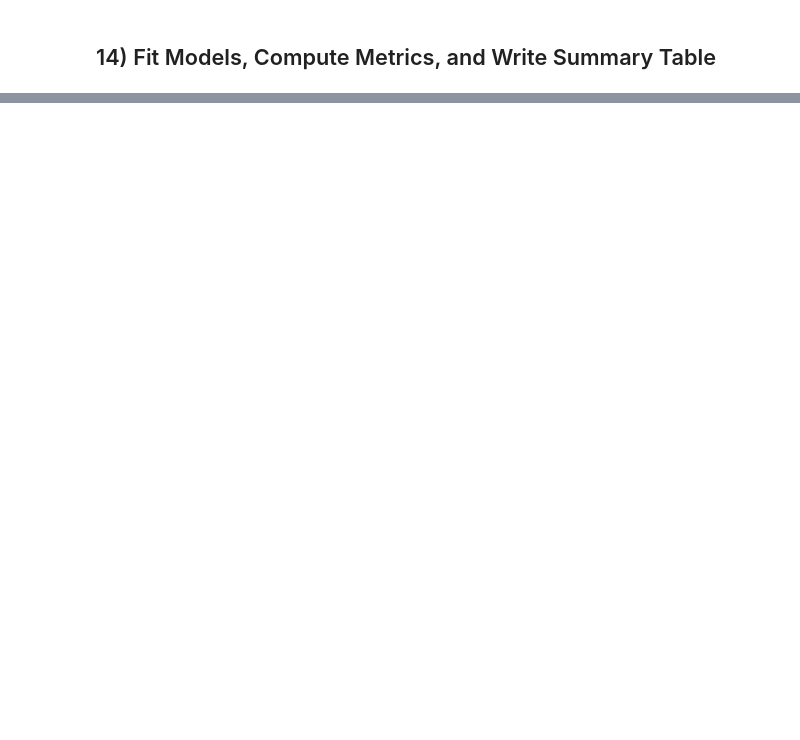
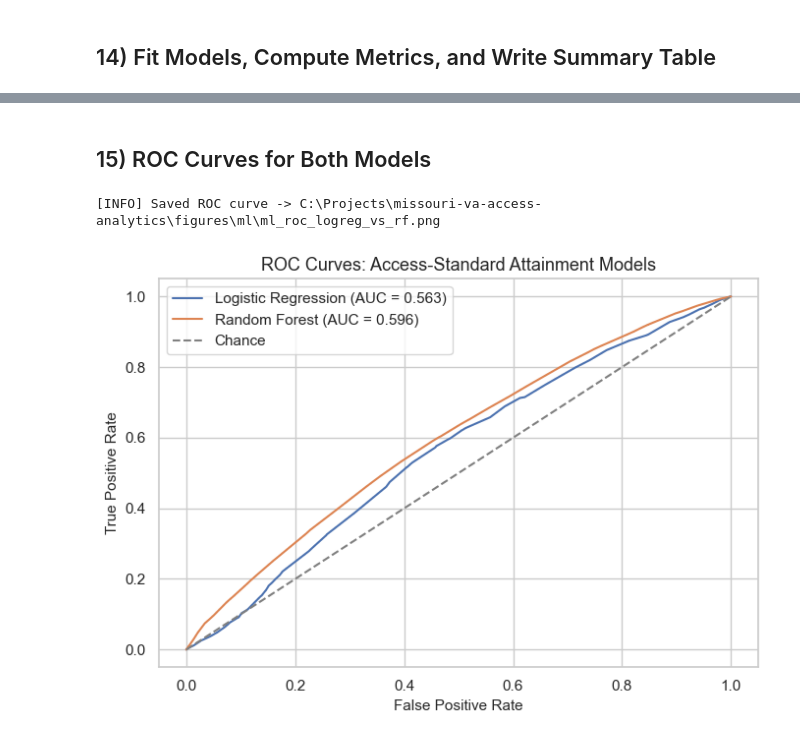
Before and after one commit to Data-Git-Hub/missouri-va-access-analytics, a Jupyter notebook: va_mo_waits.ipynb, the cells around one changed output, grey strips where cells are left out. Cells and saved outputs as stored; diff of their text form; code cells hidden in the pictures; blank space fills up the shorter version.

```diff
--- a/va_mo_waits.ipynb
+++ b/va_mo_waits.ipynb
@@ -784 +812,27 @@ weighted avg       1.00      1.00      1.00    237517
 [INFO] Wrote metrics summary -> C:\Projects\missouri-va-access-analytics\data\metadata\ml_model_metrics_summary.csv
+# %% [markdown]
+## 15) ROC Curves for Both Models
+# %%
+plt.figure(figsize=(7, 5))
+
+for name, model in models.items():
+    y_prob = model.predict_proba(X_test)[:, 1]
+    fpr, tpr, _ = roc_curve(y_test, y_prob)
+    auc = roc_auc_score(y_test, y_prob)
+    plt.plot(fpr, tpr, label=f"{name} (AUC = {auc:.3f})")
+
+plt.plot([0, 1], [0, 1], linestyle="--", color="gray", label="Chance")
+plt.xlabel("False Positive Rate")
+plt.ylabel("True Positive Rate")
+plt.title("ROC Curves: Access-Standard Attainment Models")
+plt.legend()
+plt.tight_layout()
+
+roc_path = ML_FIG_DIR / "ml_roc_logreg_vs_rf.png"
+plt.savefig(roc_path, dpi=200)
+print(f"[INFO] Saved ROC curve -> {roc_path}")
+
+plt.show()
+# %% [output]
+[INFO] Saved ROC curve -> C:\Projects\missouri-va-access-analytics\figures\ml\ml_roc_logreg_vs_rf.png
+[figure, added]
```
Also changed, not shown: parts of 7 cells of this notebook, 7 other files.
